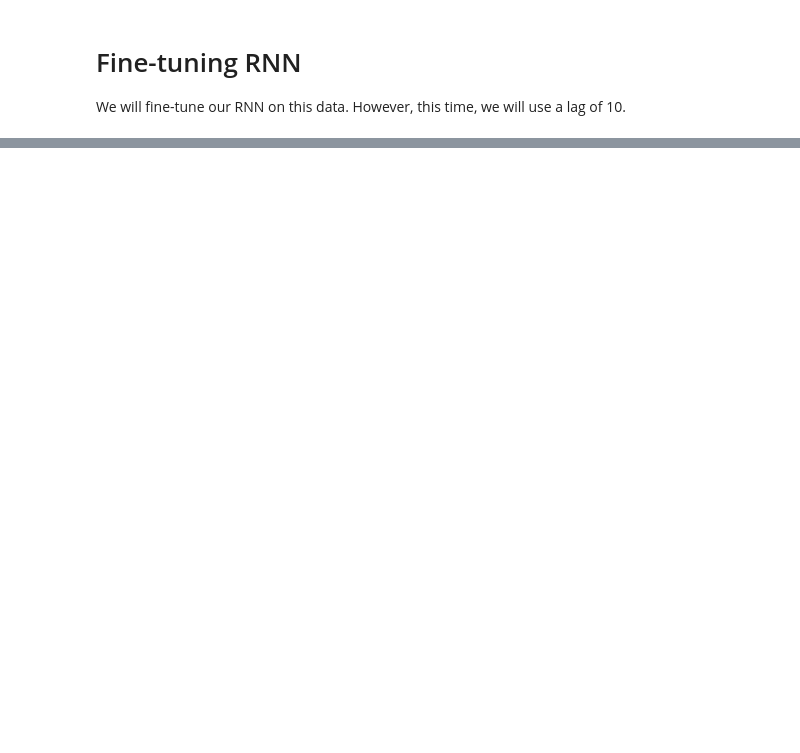
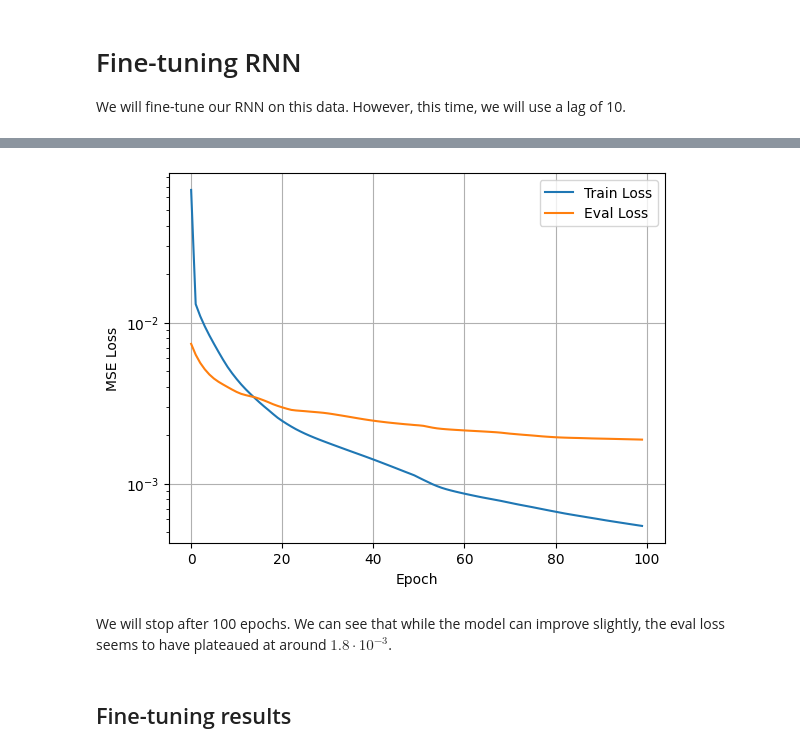
Before and after one commit to Ngoc-Cac/Deep-Learning-with-PyTorch, a Jupyter notebook: Topics/Recurrent Neural Network/Simple RNN/2. Other properties of RNN.ipynb, the cells around one changed output, grey strips where cells are left out. Cells and saved outputs as stored; diff of their text form; code cells hidden in the pictures; blank space fills up the shorter version.

```diff
--- a/Topics/Recurrent Neural Network/Simple RNN/2. Other properties of RNN.ipynb
+++ b/Topics/Recurrent Neural Network/Simple RNN/2. Other properties of RNN.ipynb
@@ -204,0 +206,34 @@ We will fine-tune our RNN on this data. However, this time, we will use a lag of
+# %%
+batch_size = 32
+
+dataset = WaveDataset(data, 10)
+
+train_idx = torch.arange(0, len(dataset) * .8, dtype=torch.int32)
+test_idx = torch.arange(train_idx[-1] + 1, len(dataset))
+
+train_set = Subset(dataset, train_idx)
+test_set = Subset(dataset, test_idx)
+
+train_loader = DataLoader(train_set, batch_size)
+test_loader = DataLoader(test_set, batch_size)
+# %%
+loss_fn = nn.MSELoss()
+
+optimizer = torch.optim.Adam(rnn_model.parameters(), 1e-5)
+optimizer.load_state_dict(rnn_cpkt['optimizer'])
+
+rnn_model.train()
+
+global_loss = {
+    'train': [],
+    'eval': []
+}
+# %%
+loss = run_epochs(
+    10, rnn_model, loss_fn,
+    optimizer, train_loader, test_loader,
+    torch.cuda.is_available()
+)
+
+global_loss['train'].extend(loss['train'])
+global_loss['eval'].extend(loss['eval'])
@@ -204,0 +271,12 @@ We will fine-tune our RNN on this data. However, this time, we will use a lag of
+# %%
+plt.plot(global_loss['train'], label='Train Loss')
+plt.plot(global_loss['eval'], label='Eval Loss')
+plt.xlabel('Epoch')
+plt.ylabel('MSE Loss')
+plt.yscale('log')
+plt.grid()
+plt.legend();
+# %% [output]
+[figure, added]
+# %% [markdown]
+We will stop after 100 epochs. We can see that while the model can improve slightly, the eval loss seems to have plateaued at around $1.8\cdot10^{-3}$.
@@ -204,0 +290,2 @@ We will fine-tune our RNN on this data. However, this time, we will use a lag of
+# %% [markdown]
+## Fine-tuning results
```
Also changed, not shown: parts of 12 cells of this notebook.
